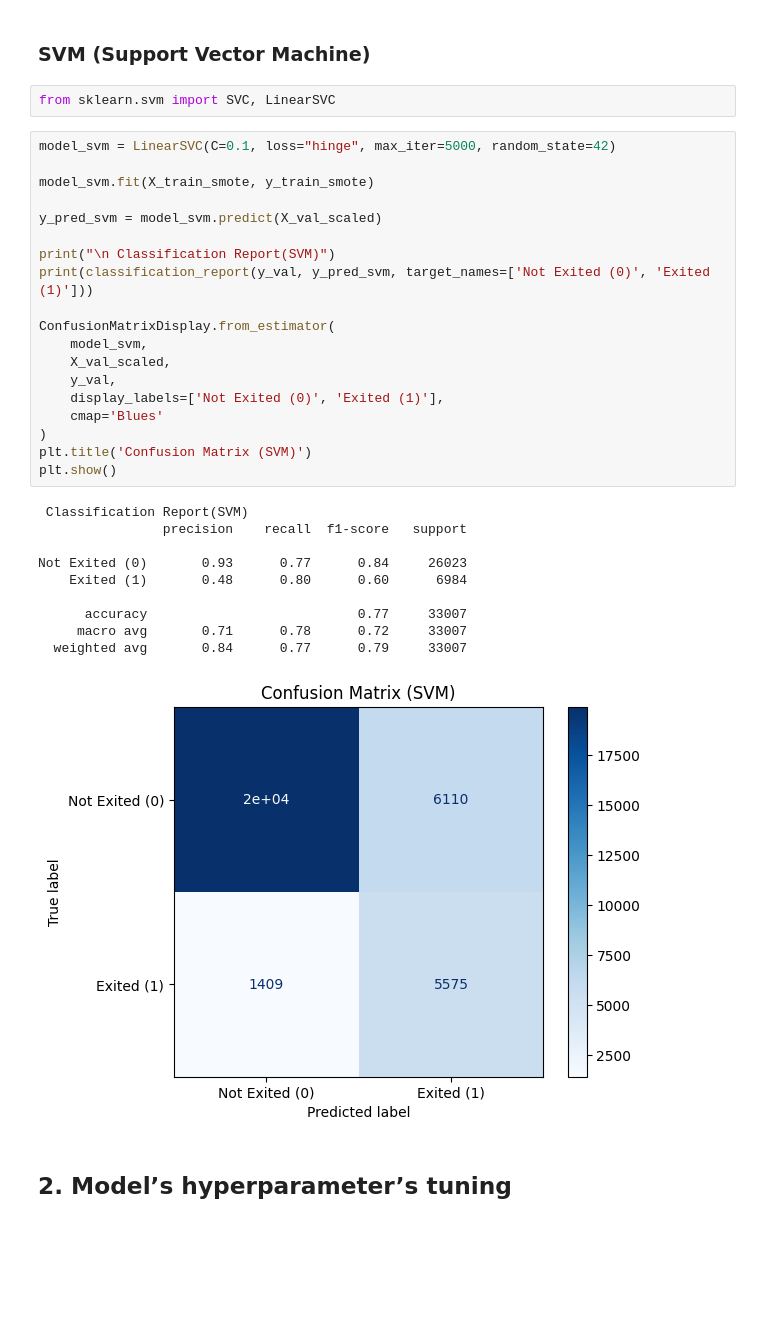
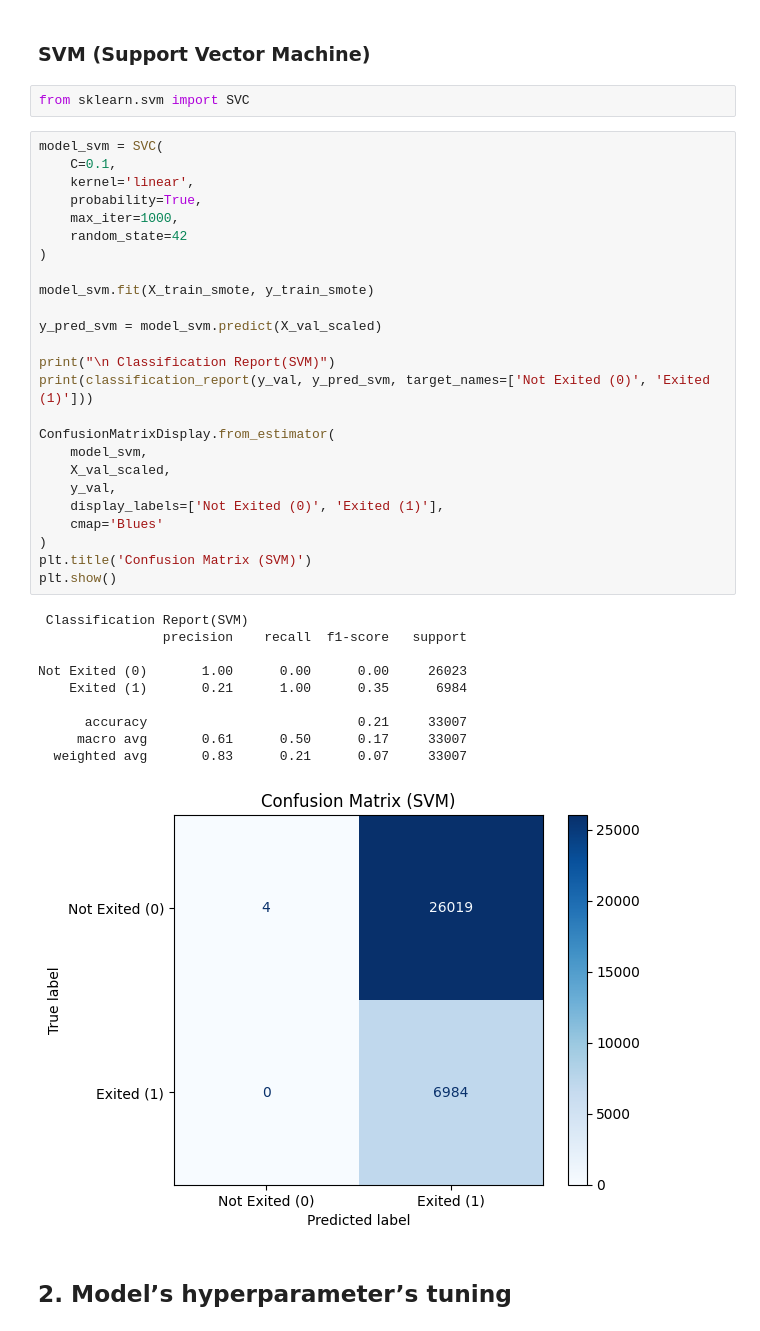
Before and after one commit to maxoubvd/S7_ML_project, a Jupyter notebook: projet_ml.ipynb, the cells around one changed output. Saved outputs shown, nothing was run; the diff lists cells and outputs as text; blank space fills up the shorter version.

```diff
--- a/projet_ml.ipynb
+++ b/projet_ml.ipynb
@@ -880,37 +859,43 @@ Not exited (0)       0.93      0.78      0.85     26023
 # %% [markdown]
 ### SVM (Support Vector Machine)
 # %%
-from sklearn.svm import SVC, LinearSVC
+from sklearn.svm import SVC
 # %%
-model_svm = LinearSVC(C=0.1, loss="hinge", max_iter=5000, random_state=42)
+model_svm = SVC(
+    C=0.1,
+    kernel='linear',
+    probability=True,
+    max_iter=1000,
+    random_state=42
+)
 
 model_svm.fit(X_train_smote, y_train_smote)
 
 y_pred_svm = model_svm.predict(X_val_scaled)
 
 print("\n Classification Report(SVM)")
 print(classification_report(y_val, y_pred_svm, target_names=['Not Exited (0)', 'Exited (1)']))
 
 ConfusionMatrixDisplay.from_estimator(
     model_svm,
     X_val_scaled,
     y_val,
     display_labels=['Not Exited (0)', 'Exited (1)'],
     cmap='Blues'
 )
 plt.title('Confusion Matrix (SVM)')
 plt.show()
 # %% [output]
  Classification Report(SVM)
                 precision    recall  f1-score   support
 
-Not Exited (0)       0.93      0.77      0.84     26023
-    Exited (1)       0.48      0.80      0.60      6984
+Not Exited (0)       1.00      0.00      0.00     26023
+    Exited (1)       0.21      1.00      0.35      6984
 
-      accuracy                           0.77     33007
-     macro avg       0.71      0.78      0.72     33007
-  weighted avg       0.84      0.77      0.79     33007
+      accuracy                           0.21     33007
+     macro avg       0.61      0.50      0.17     33007
+  weighted avg       0.83      0.21      0.07     33007
-[figure, old version]
+[figure, new version]
 # %% [markdown]
 ## 2. Model’s hyperparameter’s tuning
 # %%
```
Also changed, not shown: parts of 103 cells of this notebook.
